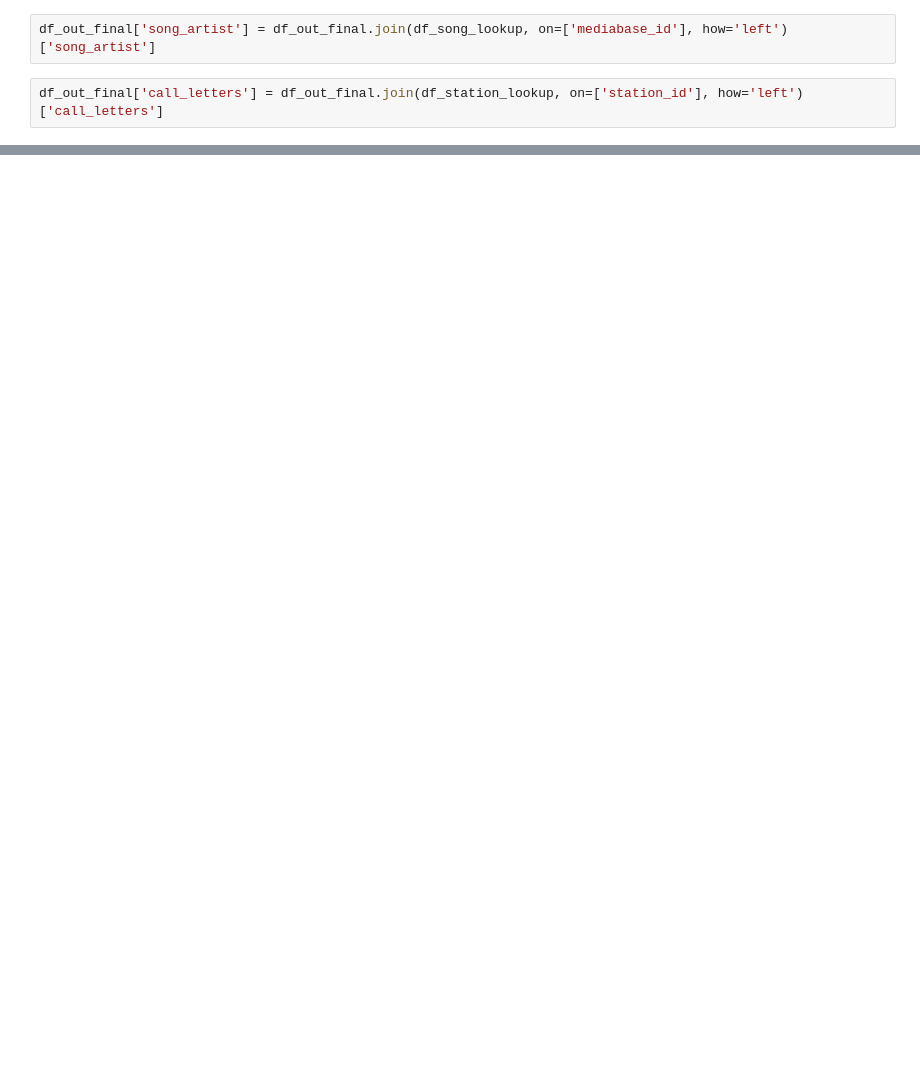
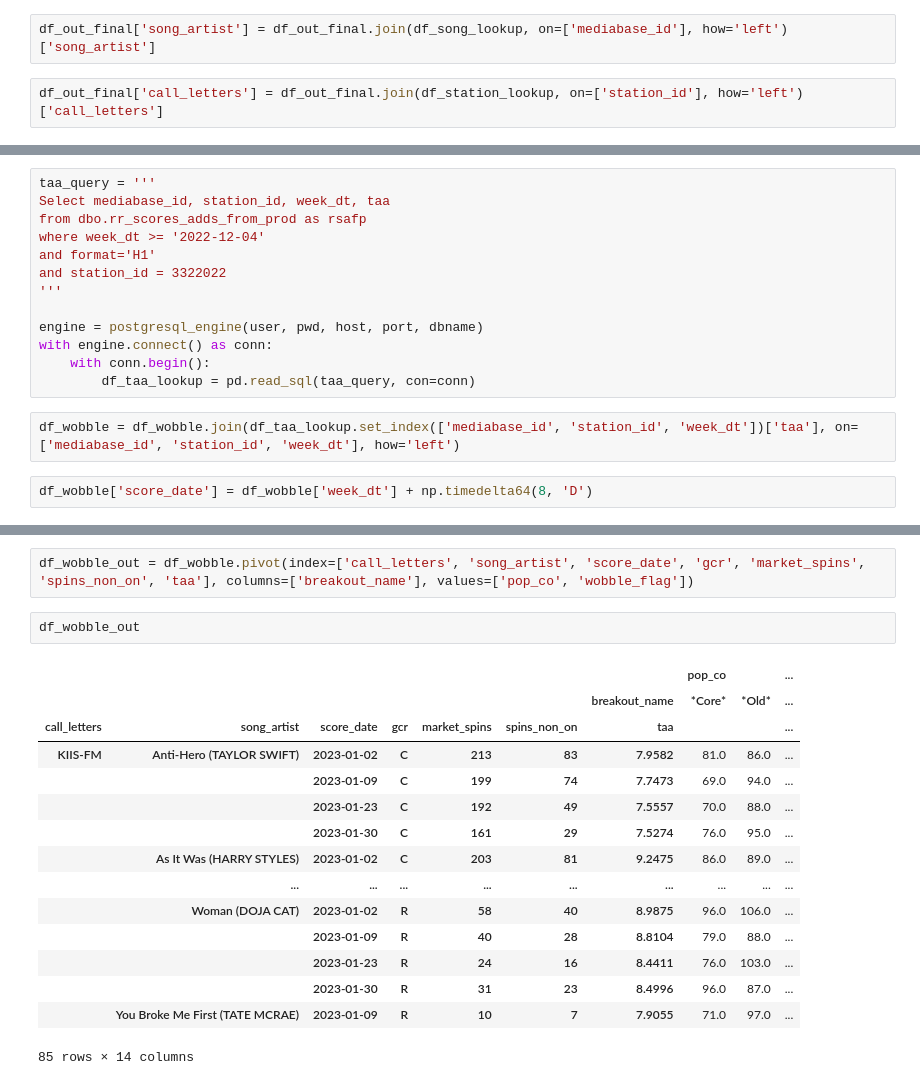
Before and after one commit to gjampanih/adds-rr-demo-modeling, a Jupyter notebook: notebooks/dropped_data_analysis.ipynb, the cells around one changed output, grey strips where cells are left out. Drawn from its saved outputs; the diff is of its cells as text; blank space fills up the shorter version.

```diff
--- a/notebooks/dropped_data_analysis.ipynb
+++ b/notebooks/dropped_data_analysis.ipynb
@@ -792,0 +1044,17 @@ with pd.ExcelWriter('Score_Gaps_by_Demographic_012023.xlsx') as writer:
+# %%
+taa_query = '''
+Select mediabase_id, station_id, week_dt, taa
+from dbo.rr_scores_adds_from_prod as rsafp
+where week_dt >= '2022-12-04'
+and format='H1'
+and station_id = 3322022
+'''
+
+engine = postgresql_engine(user, pwd, host, port, dbname)
+with engine.connect() as conn:
+    with conn.begin():
+        df_taa_lookup = pd.read_sql(taa_query, con=conn)
+# %%
+df_wobble = df_wobble.join(df_taa_lookup.set_index(['mediabase_id', 'station_id', 'week_dt'])['taa'], on=['mediabase_id', 'station_id', 'week_dt'], how='left')
+# %%
+df_wobble['score_date'] = df_wobble['week_dt'] + np.timedelta64(8, 'D')
@@ -792,0 +1069,20 @@ with pd.ExcelWriter('Score_Gaps_by_Demographic_012023.xlsx') as writer:
+# %%
+df_wobble_out = df_wobble.pivot(index=['call_letters', 'song_artist', 'score_date', 'gcr', 'market_spins', 'spins_non_on', 'taa'], columns=['breakout_name'], values=['pop_co', 'wobble_flag'])
+# %%
+df_wobble_out
+# %% [output]
+|  |  |  |  |  |  |  | pop_co |  | ... |
+|  |  |  |  |  |  | breakout_name | *Core* | *Old* | ... |
+| call_letters | song_artist | score_date | gcr | market_spins | spins_non_on | taa |  |  | ... |
+| KIIS-FM | Anti-Hero (TAYLOR SWIFT) | 2023-01-02 | C | 213 | 83 | 7.9582 | 81.0 | 86.0 | ... |
+|  |  | 2023-01-09 | C | 199 | 74 | 7.7473 | 69.0 | 94.0 | ... |
+|  |  | 2023-01-23 | C | 192 | 49 | 7.5557 | 70.0 | 88.0 | ... |
+|  |  | 2023-01-30 | C | 161 | 29 | 7.5274 | 76.0 | 95.0 | ... |
+|  | As It Was (HARRY STYLES) | 2023-01-02 | C | 203 | 81 | 9.2475 | 86.0 | 89.0 | ... |
+|  | ... | ... | ... | ... | ... | ... | ... | ... | ... |
+|  | Woman (DOJA CAT) | 2023-01-02 | R | 58 | 40 | 8.9875 | 96.0 | 106.0 | ... |
+|  |  | 2023-01-09 | R | 40 | 28 | 8.8104 | 79.0 | 88.0 | ... |
+|  |  | 2023-01-23 | R | 24 | 16 | 8.4411 | 76.0 | 103.0 | ... |
+|  |  | 2023-01-30 | R | 31 | 23 | 8.4996 | 96.0 | 87.0 | ... |
+|  | You Broke Me First (TATE MCRAE) | 2023-01-09 | R | 10 | 7 | 7.9055 | 71.0 | 97.0 | ... |
+85 rows × 14 columns
```
Also changed, not shown: parts of 108 cells of this notebook, 1 other file.
